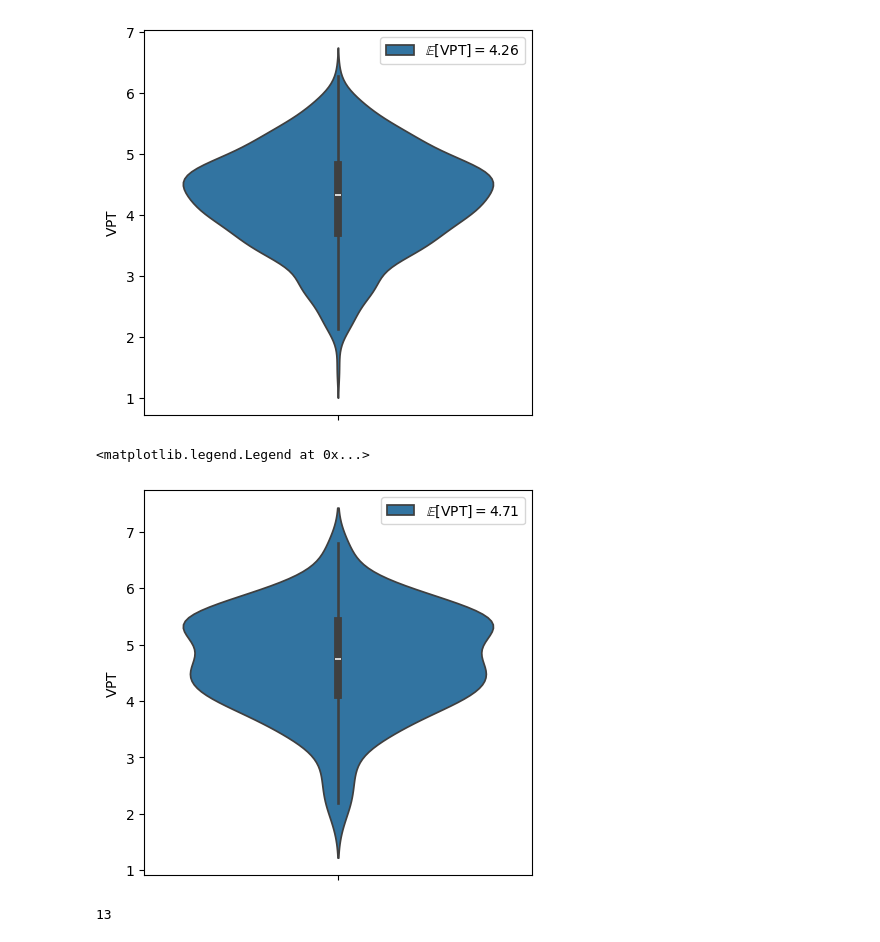
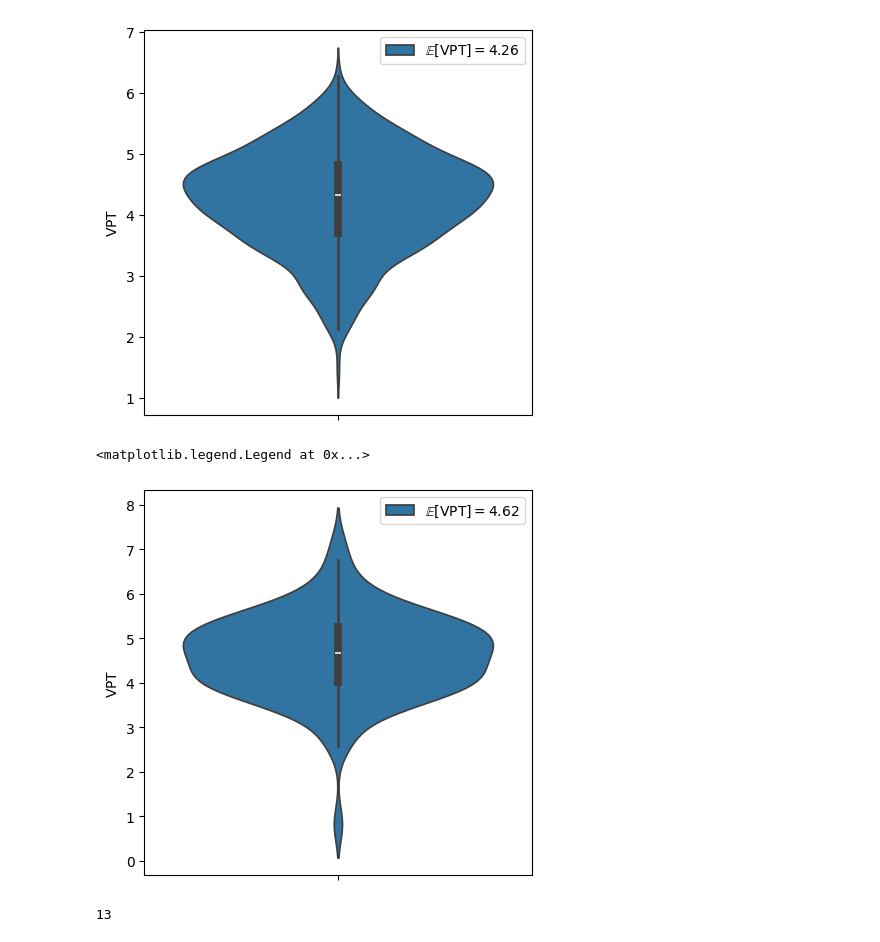
Before and after one commit to pinakm9/DeepRFM, a Jupyter notebook: notebooks/KS-200.ipynb, the cells around one changed output. Drawn from its saved outputs; the diff is of its cells as text; code cells hidden in the pictures.

```diff
--- a/notebooks/KS-200.ipynb
+++ b/notebooks/KS-200.ipynb
@@ -254,16 +254,16 @@ plt.savefig('../data/plots/KS-200-D_r-15000.png', bbox_inches="tight", dpi=1200)
 # %% [output]
 [figure]
 # %%
-config, D_r, B = 'config_0', 13308, 5
+config, D_r, B = 'config_0', 13308, 6
 data = pd.read_csv(f'{folder}/{config}/LocalDeepRFM_8_1/D_r-{D_r}_B-{B}/batch_data.csv')[:400]
 fig = plt.figure(figsize=(5, 5))
 ax = fig.add_subplot(111)
 sns.violinplot(data['tau_f_nmse'], ax=ax, label = r'$\mathbb{E}[{\rm VPT}]=$' + f"{data['tau_f_nmse'].mean():.2f}")
 ax.set_ylabel(r'${\rm VPT}$')
 ax.legend()
 # %% [output]
 <matplotlib.legend.Legend at 0x...>
-[figure, old version]
+[figure, new version]
 # %%
 int(np.log2(15000))
 # %% [output]
```
Also changed, not shown: 3 other files.
